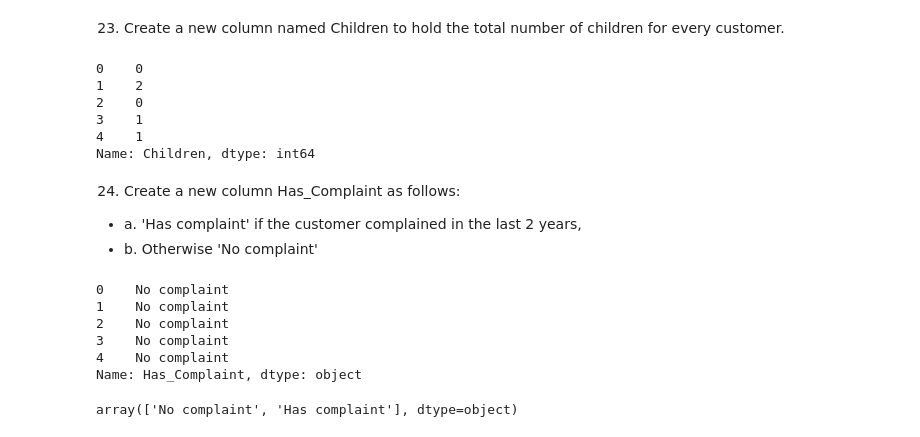
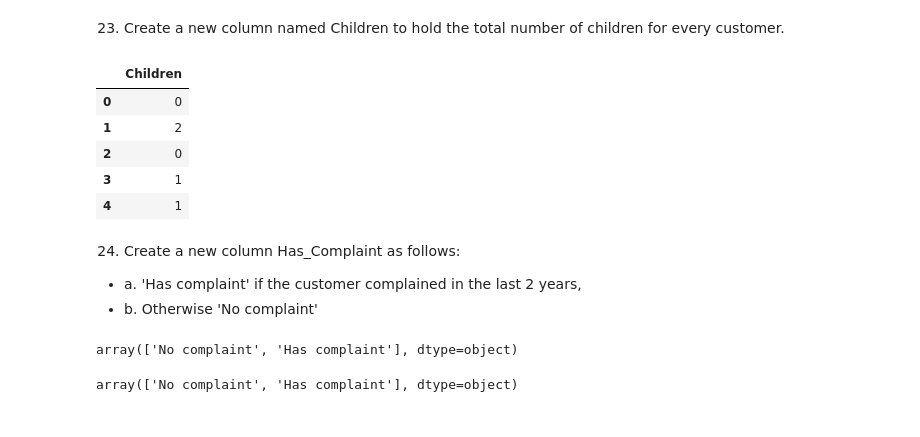
Before and after one commit to sudhanshrestha/final_project_big_data_prog, a Jupyter notebook: FinalProject.ipynb, the cells around one changed output. Drawn from its saved outputs; the diff is of its cells as text; code cells hidden in the pictures.

```diff
--- a/FinalProject.ipynb
+++ b/FinalProject.ipynb
@@ -386,0 +371,5 @@ The missing value in the 'Income' column is: 0
+# %%
+# filling the missing values with the mean
+dfm.fillna(dfm.mean(), inplace=True) # replacing the missing values with the mean
+
+print(f"The missing values in the datafram are: \n{dfm.isnull().sum()}")
@@ -389,14 +396,14 @@ The missing value in the 'Income' column is: 0
 # %%
 new_column_name = 'Children'
 dfm[new_column_name] = dfm['Kidhome'] + dfm['Teenhome']
-dfm[new_column_name].head()
+dfm[[new_column_name]].head()
 # %% [output]
-0    0
-1    2
-2    0
-3    1
-4    1
-Name: Children, dtype: int64
+|  | Children |
+| 0 | 0 |
+| 1 | 2 |
+| 2 | 0 |
+| 3 | 1 |
+| 4 | 1 |
 # %% [markdown]
 24. Create a new column Has_Complaint as follows:
 - a. 'Has complaint' if the customer complained in the last 2 years,
@@ -404,14 +411,9 @@ Name: Children, dtype: int64
 # %%
 columns = ['Complain']
 dfm['Has_Complaint'] = dfm['Complain'].apply(lambda x: 'Has complaint' if x == 1 else 'No complaint')
-dfm['Has_Complaint'].head()
+dfm['Has_Complaint'].unique()
 # %% [output]
-0    No complaint
-1    No complaint
-2    No complaint
-3    No complaint
-4    No complaint
-Name: Has_Complaint, dtype: object
+array(['No complaint', 'Has complaint'], dtype=object)
 # %%
 dfm['Has_Complaint'].unique() # checking the unique values to see changes
 # %% [output]
```
Also changed, not shown: parts of 12 cells of this notebook, 1 other file.
